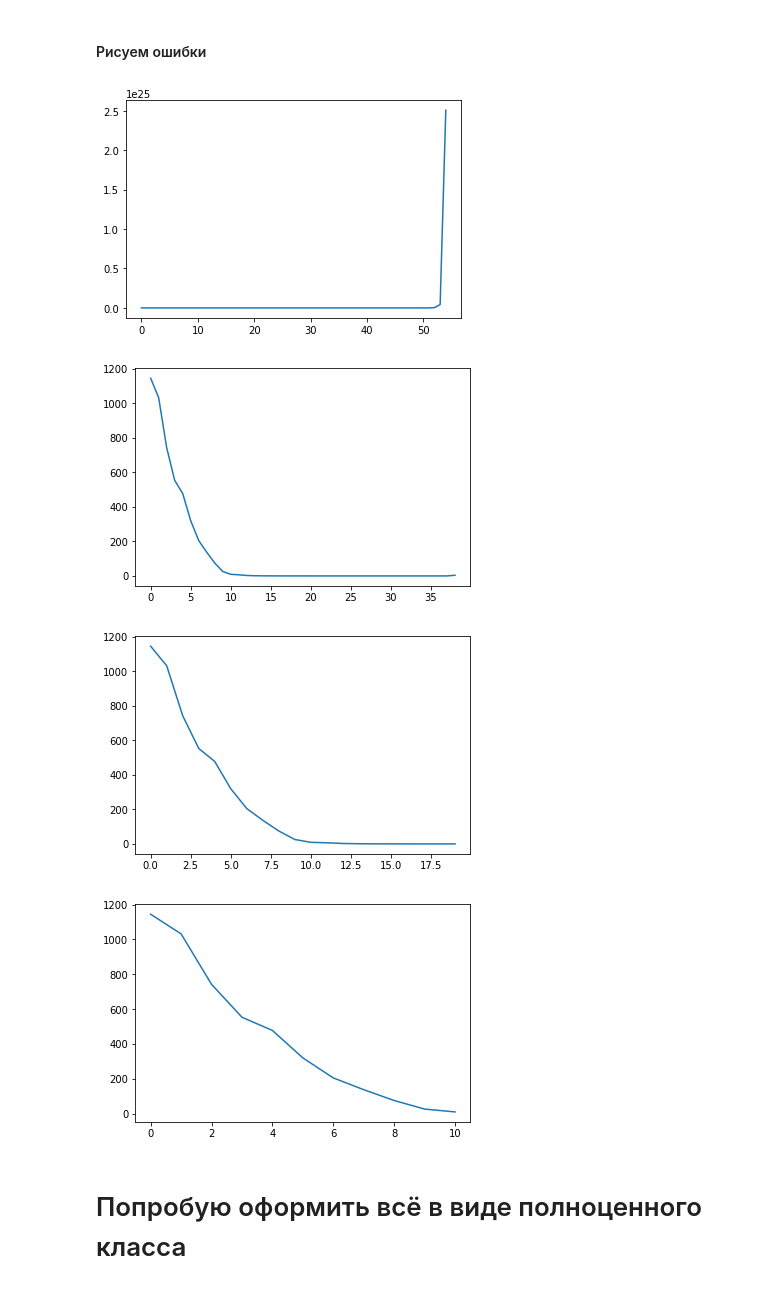
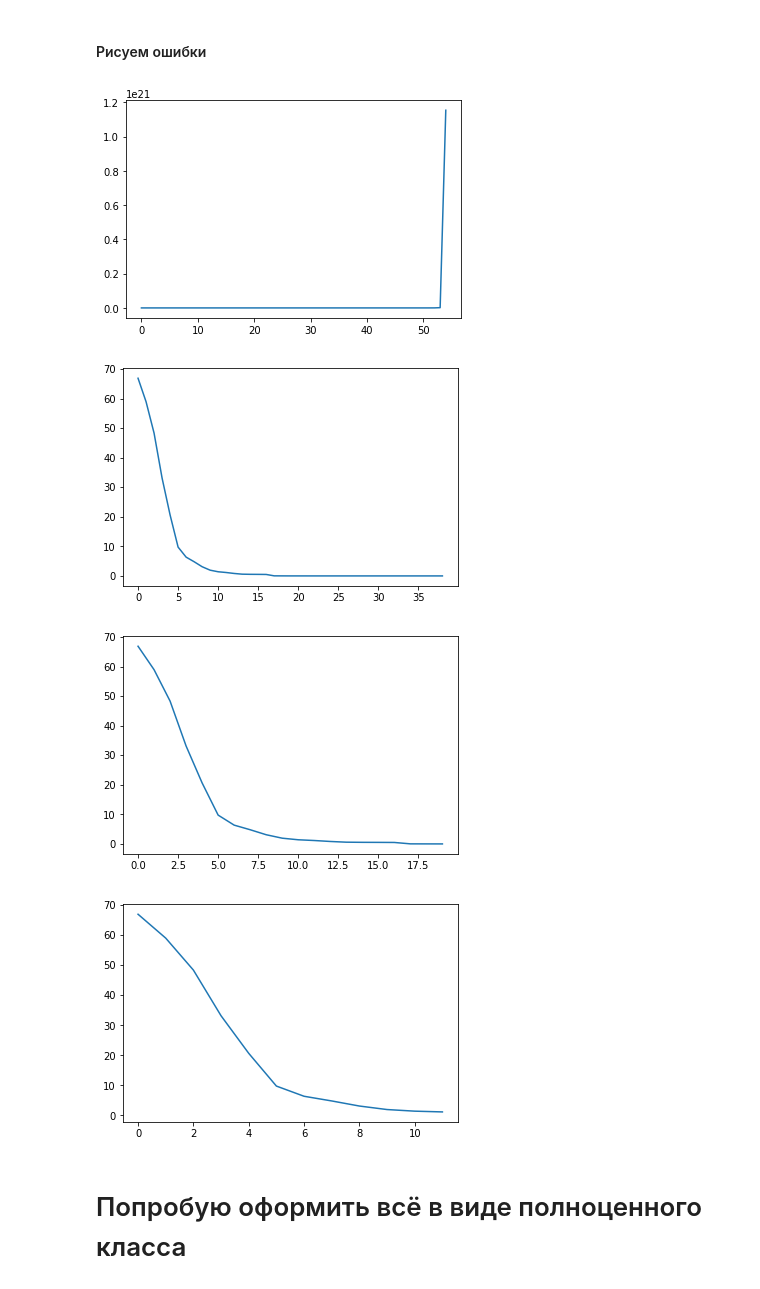
Before and after one commit to 89605502155/ML-repositry, a Jupyter notebook: N-PLS.ipynb, the cells around one changed output. Cells and saved outputs as stored; diff of their text form; code cells hidden in the pictures.

Commit message:
I remade the function of error

```diff
--- a/N-PLS.ipynb
+++ b/N-PLS.ipynb
@@ -61,4 +52,8 @@ def error(a,b):
 # %%
+x=X_train
+y=y_train
+y=np.array(y)
+x=np.array(x)
 Tt=[]
 output=np.zeros([parameters['numbers_of_components']])
 mass=np.zeros([y.shape[0]])
@@ -84,6 +79,6 @@ for f in range(0,parameters['numbers_of_components']):
         x[g,:,:]=x[g,:,:]-(t[g]*w_i.transpose()*w_k)
     y=y-(np.dot(T,bf))
     mass+=np.dot(T,bf)
-    output[f]+=error(mass,y_train)
+    output[f]+=mean_squared_error(mass,y_train)
 np.array(output).reshape(1,parameters['numbers_of_components'])
 # %% [output]
@@ -130,22 +125,22 @@ import matplotlib.pyplot as plt
 plt.plot(output)
 plt.show();
 # %% [output]
-[figure, old version]
+[figure, new version]
 # %%
 plt.plot(output[0:39])
 plt.show();
 # %% [output]
-[figure, old version]
+[figure, new version]
 # %%
 plt.plot(output[0:20])
 plt.show();
 # %% [output]
-[figure, old version]
+[figure, new version]
 # %%
-plt.plot(output[0:11])
+plt.plot(output[0:12])
 plt.show();
 # %% [output]
-[figure, old version]
+[figure, new version]
 # %% [markdown]
 # Попробую оформить всё в виде полноценного класса
 # %%
```
Also changed, not shown: parts of 7 cells of this notebook.
